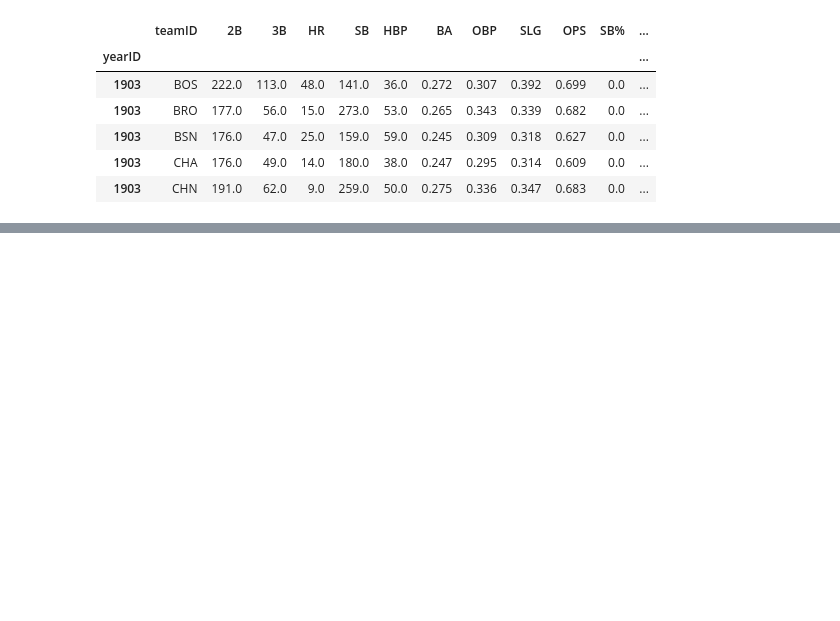
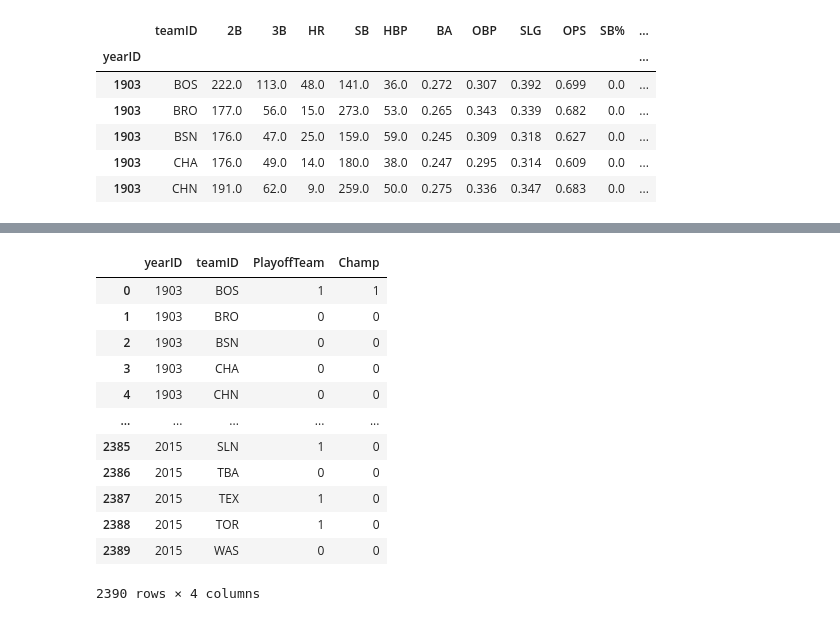
Before and after one commit to davidbabb/BaseballPlayoffs, a Jupyter notebook: baseball-analysis/notebooks/data_standardization.ipynb, the cells around one changed output, grey strips where cells are left out. Cells and saved outputs as stored; diff of their text form; code cells hidden in the pictures; blank space fills up the shorter version.

```diff
--- a/baseball-analysis/notebooks/data_standardization.ipynb
+++ b/baseball-analysis/notebooks/data_standardization.ipynb
@@ -110,0 +124,16 @@ master_data.loc[1903]
+# %%
+creative_data.reset_index()
+# %% [output]
+|  | yearID | teamID | PlayoffTeam | Champ |
+| 0 | 1903 | BOS | 1 | 1 |
+| 1 | 1903 | BRO | 0 | 0 |
+| 2 | 1903 | BSN | 0 | 0 |
+| 3 | 1903 | CHA | 0 | 0 |
+| 4 | 1903 | CHN | 0 | 0 |
+| ... | ... | ... | ... | ... |
+| 2385 | 2015 | SLN | 1 | 0 |
+| 2386 | 2015 | TBA | 0 | 0 |
+| 2387 | 2015 | TEX | 1 | 0 |
+| 2388 | 2015 | TOR | 1 | 0 |
+| 2389 | 2015 | WAS | 0 | 0 |
+2390 rows × 4 columns
```
Also changed, not shown: parts of 19 cells of this notebook.
